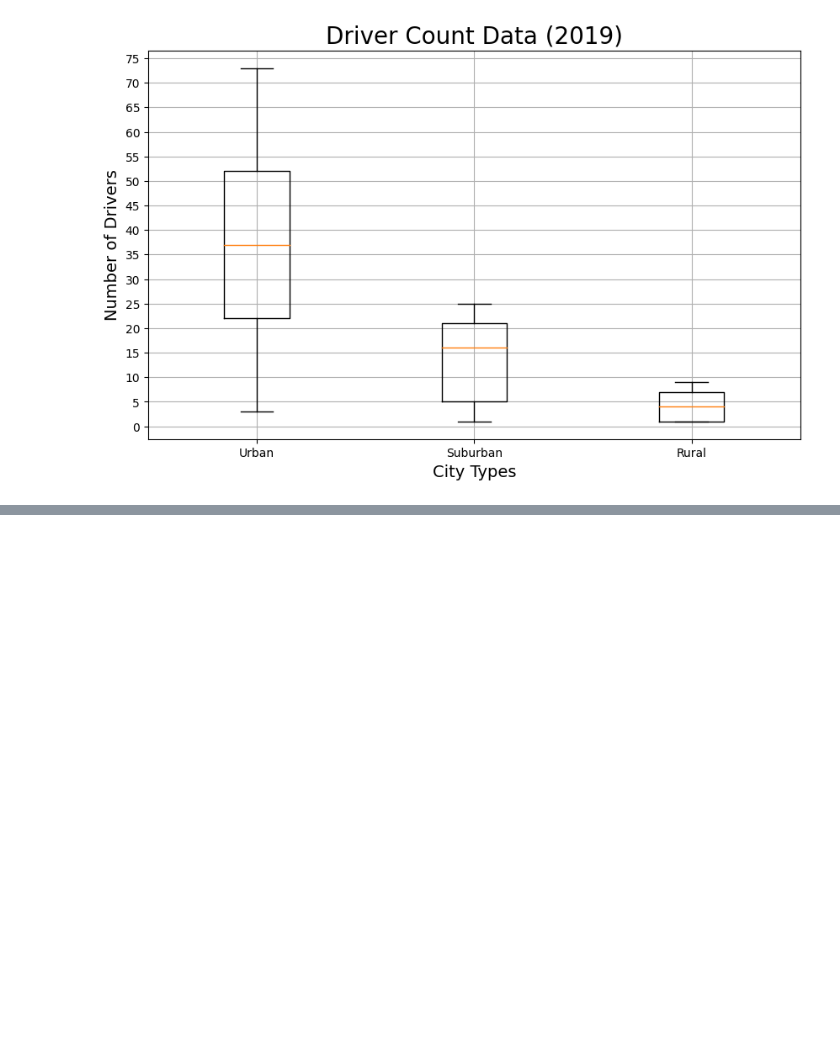
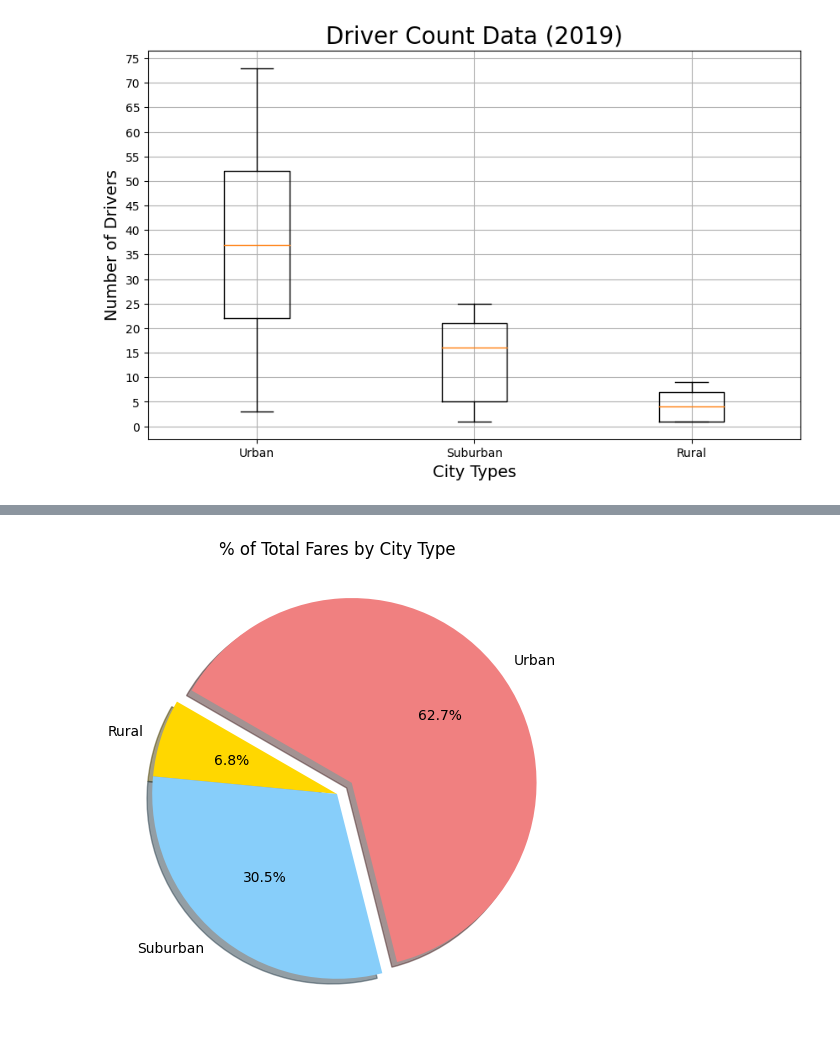
Before and after one commit to marcomireles123/PyBer_Analysis, a Jupyter notebook: PyBer_Analysis/PyBer.ipynb, the cells around one changed output, grey strips where cells are left out. Cells and saved outputs as stored; diff of their text form; code cells hidden in the pictures; blank space fills up the shorter version.

```diff
--- a/PyBer_Analysis/PyBer.ipynb
+++ b/PyBer_Analysis/PyBer.ipynb
@@ -937,0 +1014,30 @@ plt.show()
+# %%
+# Import mpl to change the plot configurations using rcParams.
+
+    # matplotlib is the matplotlib library
+    # not the same at matplotlib.pyplot
+import matplotlib as mpl
+
+# Build Pie Chart
+plt.subplots(figsize=(10, 6))
+plt.pie(type_percents,
+    labels=["Rural", "Suburban", "Urban"],
+    colors=["gold", "lightskyblue", "lightcoral"],
+    explode=[0, 0, 0.1],
+    autopct='%1.1f%%',
+    shadow=True, startangle=150)
+plt.title("% of Total Fares by City Type")
+
+# Change the default font size from 10 to 14.
+    # We us mpl.rcParams['font.size'] = 14 to change the font size
+mpl.rcParams['font.size'] = 14
+
+# Save Figure
+plt.savefig("analysis/Fig5.png")
+
+# Show Figure
+plt.show()
+
+# Final pie chart should look the same as before, but larger
+# %% [output]
+[figure, added]
```
Also changed, not shown: parts of 10 cells of this notebook, 1 other file.
